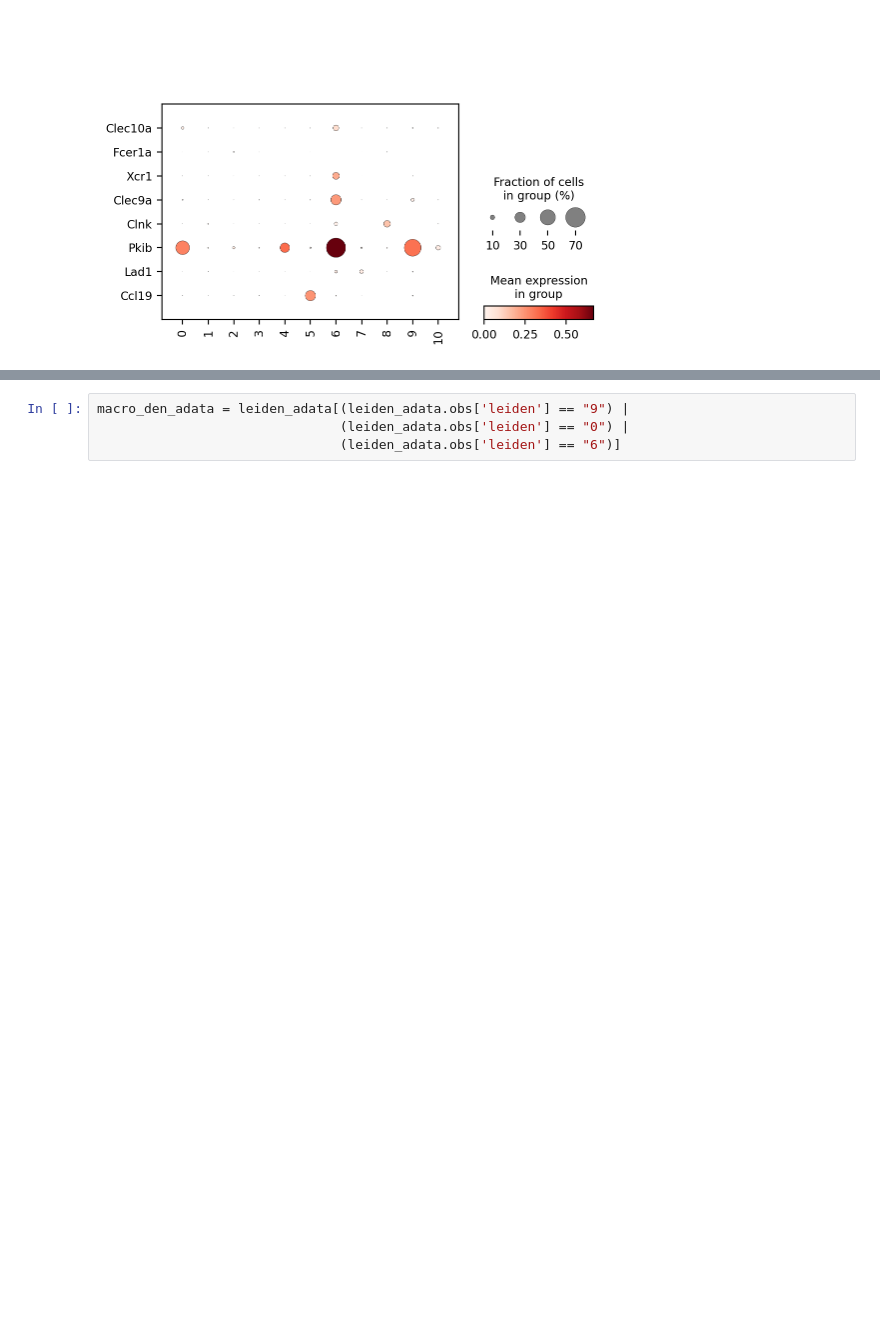
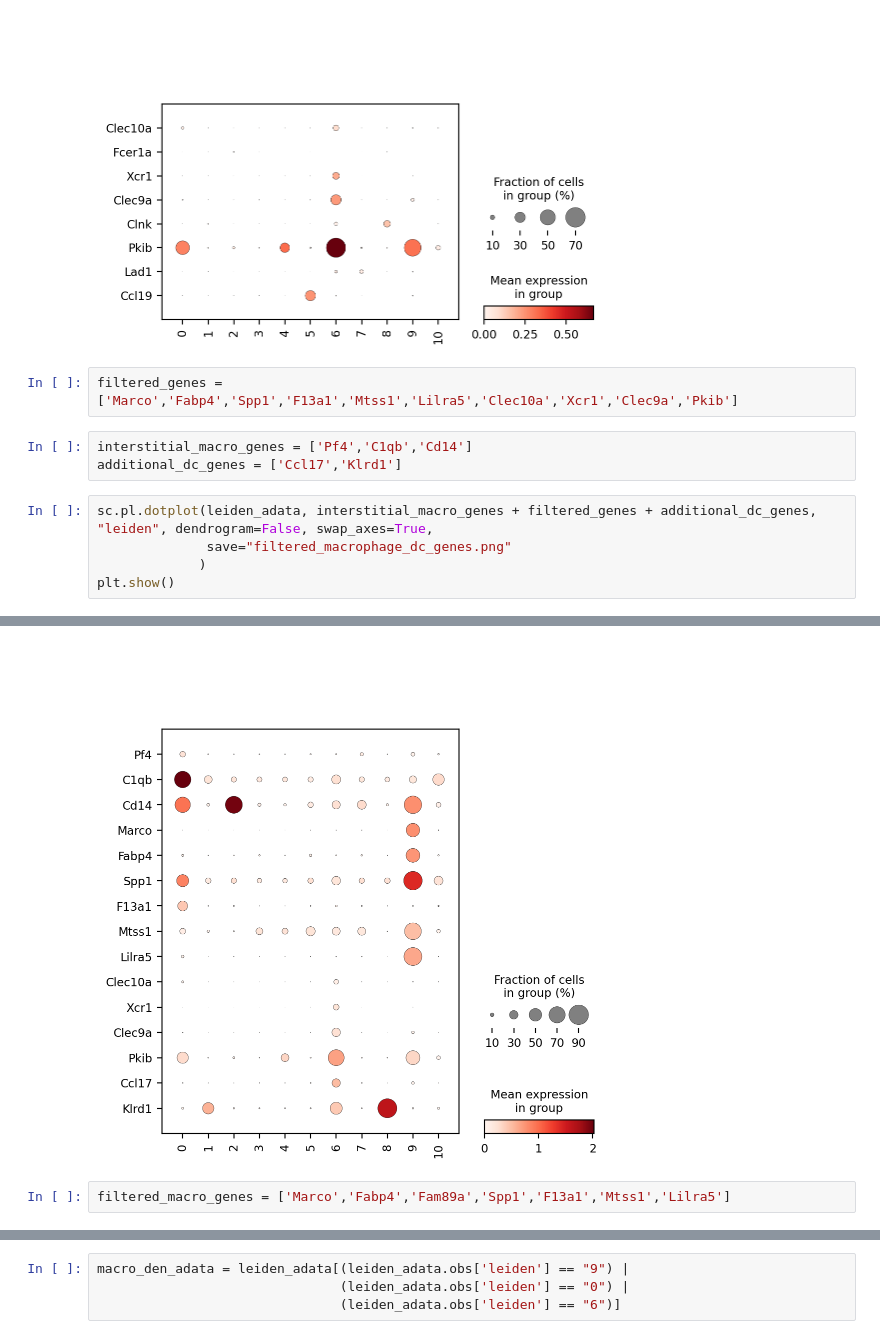
Before and after one commit to xing-lab-pitt/Endothelial_CD8_Influenza_Lung_Injury, a Jupyter notebook: 09_identify_macrophage_and_dendritic_cells.ipynb, the cells around one changed output, grey strips where cells are left out. Drawn from its saved outputs; the diff is of its cells as text; blank space fills up the shorter version.

Commit message:
Modify gene markers

```diff
--- a/09_identify_macrophage_and_dendritic_cells.ipynb
+++ b/09_identify_macrophage_and_dendritic_cells.ipynb
@@ -298,3 +284,14 @@ plt.show()
 # %% [output]
 WARNING: saving figure to file figures/dotplot_dc_genes.png
 [figure]
+# %%
+filtered_genes = ['Marco','Fabp4','Spp1','F13a1','Mtss1','Lilra5','Clec10a','Xcr1','Clec9a','Pkib']
+# %%
+interstitial_macro_genes = ['Pf4','C1qb','Cd14']
+additional_dc_genes = ['Ccl17','Klrd1']
+# %%
+sc.pl.dotplot(leiden_adata, interstitial_macro_genes + filtered_genes + additional_dc_genes, "leiden", dendrogram=False, swap_axes=True,
+              save="filtered_macrophage_dc_genes.png"
+             )
+plt.show()
+# %% [output]
@@ -300,0 +299,3 @@ WARNING: saving figure to file figures/dotplot_dc_genes.png
+[figure, added]
+# %%
+filtered_macro_genes = ['Marco','Fabp4','Fam89a','Spp1','F13a1','Mtss1','Lilra5']
```
Also changed, not shown: parts of 12 cells of this notebook.
